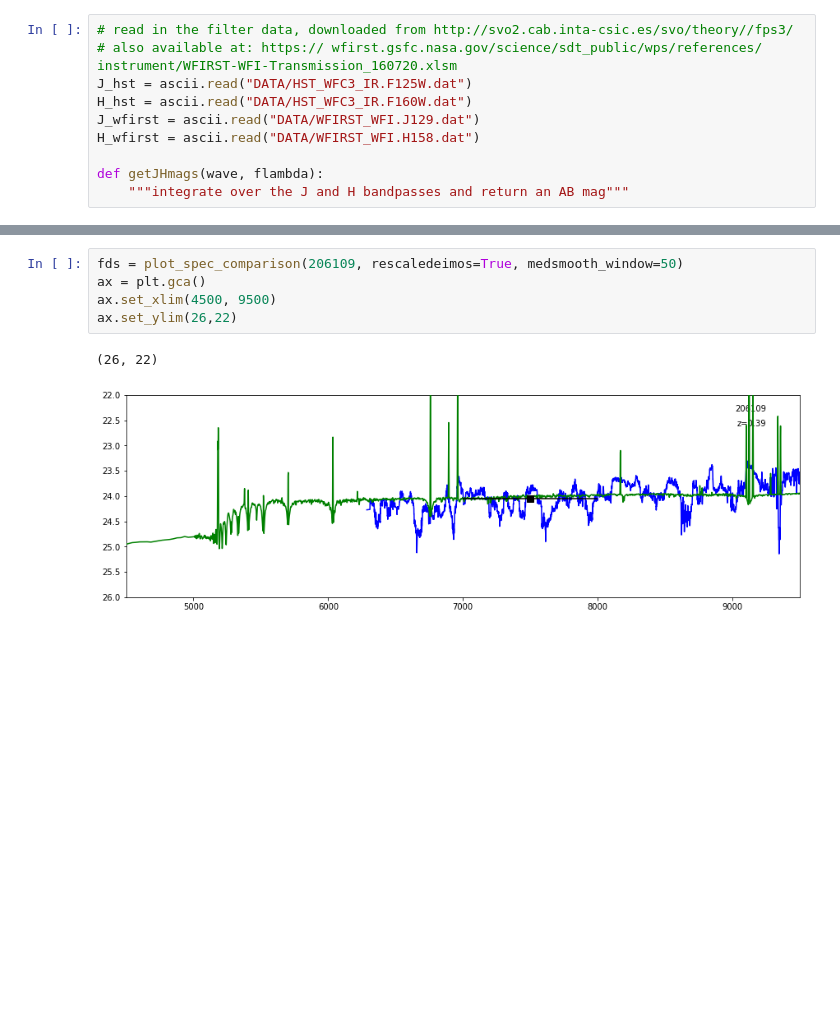
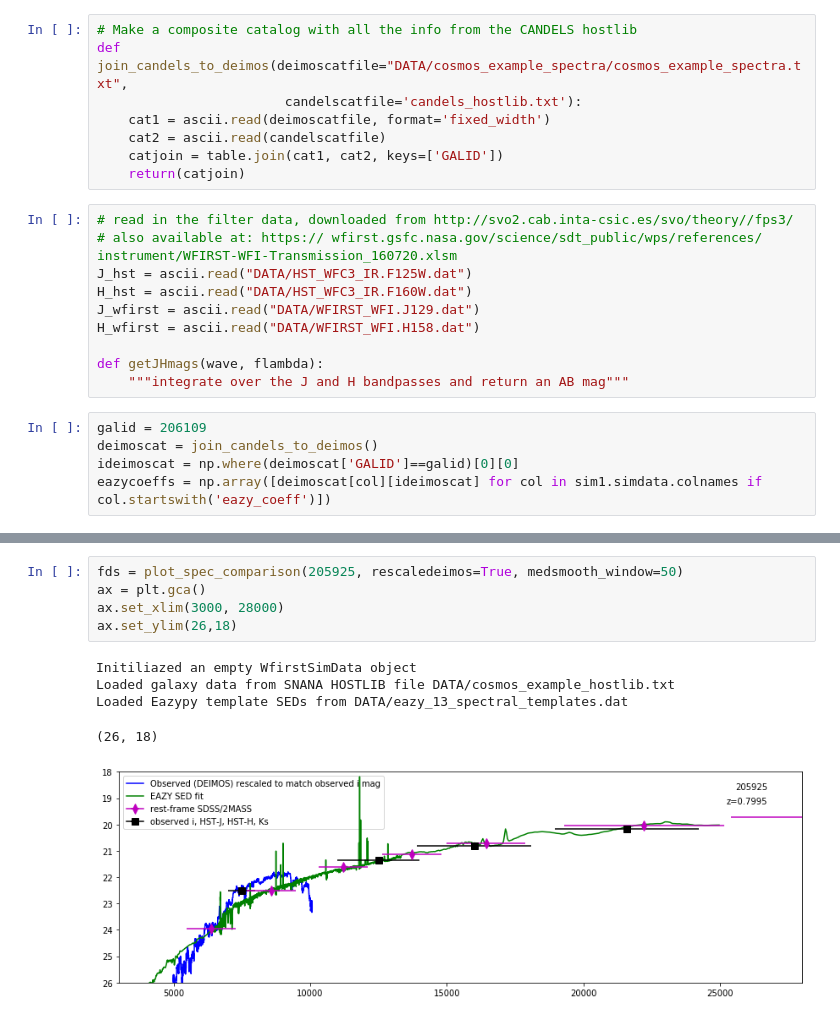
Before and after one commit to srodney/wfirst, a Jupyter notebook: 3dhst_hostlib_mk_simulated_spectra.ipynb, the cells around one changed output, grey strips where cells are left out. Drawn from its saved outputs; the diff is of its cells as text; blank space fills up the shorter version.

Commit message:
improving cosmos spec comparisons

```diff
--- a/3dhst_hostlib_mk_simulated_spectra.ipynb
+++ b/3dhst_hostlib_mk_simulated_spectra.ipynb
@@ -147,6 +212,14 @@ def getdeimosdat(galid, medsmoothpix=20, returnfluxunit='AB', returnwaveunit='A'
         fsmooth = medsmooth(fnotnan,medsmoothpix)
 
     return(wnotnan, fnotnan, wsmooth, fsmooth)
+# %%
+# Make a composite catalog with all the info from the CANDELS hostlib
+def join_candels_to_deimos(deimoscatfile="DATA/cosmos_example_spectra/cosmos_example_spectra.txt",
+                        candelscatfile='candels_hostlib.txt'):
+    cat1 = ascii.read(deimoscatfile, format='fixed_width')
+    cat2 = ascii.read(candelscatfile)
+    catjoin = table.join(cat1, cat2, keys=['GALID'])
+    return(catjoin)
 # %%
 # read in the filter data, downloaded from http://svo2.cab.inta-csic.es/svo/theory//fps3/
 # also available at: https:// wfirst.gsfc.nasa.gov/science/sdt_public/wps/references/ instrument/WFIRST-WFI-Transmission_160720.xlsm
@@ -157,6 +230,11 @@ H_wfirst = ascii.read("DATA/WFIRST_WFI.H158.dat")
 
 def getJHmags(wave, flambda):
     """integrate over the J and H bandpasses and return an AB mag"""
+# %%
+galid = 206109
+deimoscat = join_candels_to_deimos()
+ideimoscat = np.where(deimoscat['GALID']==galid)[0][0]
+eazycoeffs = np.array([deimoscat[col][ideimoscat] for col in sim1.simdata.colnames if col.startswith('eazy_coeff')])
 # %%
 # NOTE: This function uses the 'sim1' object created above.
 def plot_spec_comparison(galid, medsmooth_window=20, rescaledeimos=True, ax=None):
@@ -222,13 +329,16 @@ def plot_spec_comparison(galid, medsmooth_window=20, rescaledeimos=True, ax=None
 
     return(mdeimos_smooth)
 # %%
-fds = plot_spec_comparison(206109, rescaledeimos=True, medsmooth_window=50)
+fds = plot_spec_comparison(205925, rescaledeimos=True, medsmooth_window=50)
 ax = plt.gca()
-ax.set_xlim(4500, 9500)
-ax.set_ylim(26,22)
+ax.set_xlim(3000, 28000)
+ax.set_ylim(26,18)
 # %% [output]
-(26, 22)
+Initiliazed an empty WfirstSimData object
+Loaded galaxy data from SNANA HOSTLIB file DATA/cosmos_example_hostlib.txt
+Loaded Eazypy template SEDs from DATA/eazy_13_spectral_templates.dat
+(26, 18)
-[figure, old version]
+[figure, new version]
 # %%
 fig = plt.figure(figsize=[12,12])
 #fig = plt.figure(figsize=[12,4])
```
Also changed, not shown: parts of 5 cells of this notebook, 3 other files.
